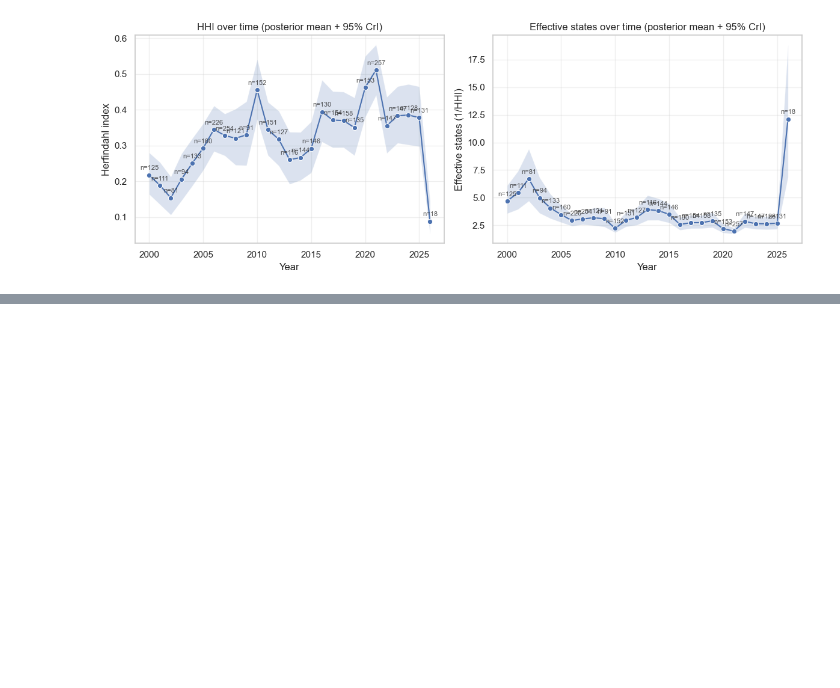
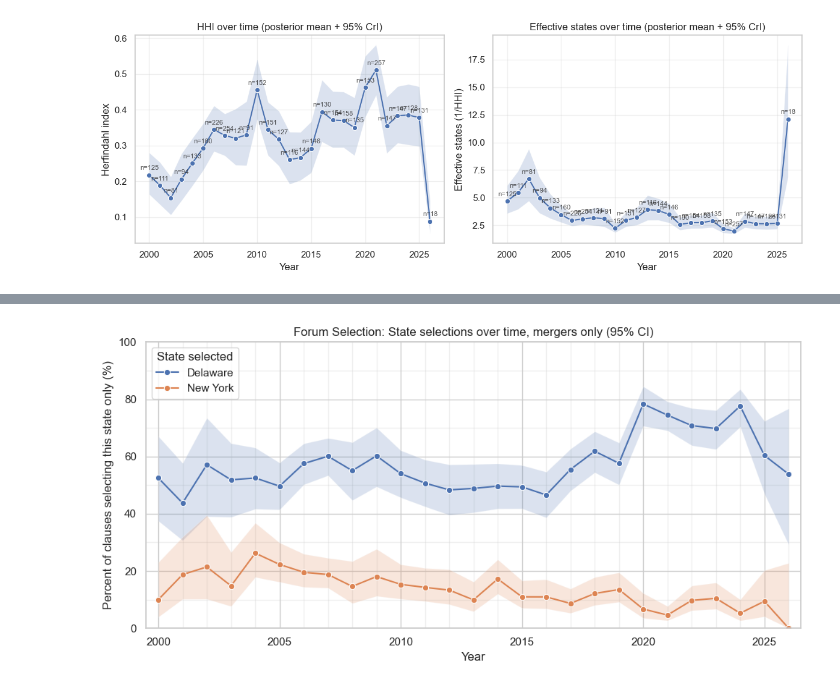
Before and after one commit to PlatosTwin/pandects-app, a Jupyter notebook: examples/pandects_api_governing_law.ipynb, the cells around one changed output, grey strips where cells are left out. Cells and saved outputs as stored; diff of their text form; code cells hidden in the pictures; blank space fills up the shorter version.

```diff
--- a/examples/pandects_api_governing_law.ipynb
+++ b/examples/pandects_api_governing_law.ipynb
@@ -1422,0 +1703,6 @@ plt.show()
+# %%
+df["mentions_delaware"] = df["states"].apply(lambda xs: "Delaware" in xs)
+df["mentions_new_york"] = df["states"].apply(lambda xs: "New York" in xs)
+
+df["only_delaware"] = df["states"].apply(lambda xs: xs == ['Delaware'])
+df["only_new_york"] = df["states"].apply(lambda xs: xs == ['New York'])
@@ -1422,0 +1712,4 @@ plt.show()
+# %%
+r = session.get(f"{API_BASE_URL}/v1/taxonomy", timeout=30)
+r.raise_for_status()
+taxonomy = r.json()
@@ -1422,0 +1765,7 @@ plt.show()
+# %%
+df["eligible"] = df[["standard_id", "states"]].apply(lambda x: x["standard_id"] == ["f758e6a8d32690bd"] or
+                                                     ('f758e6a8d32690bd' in x["standard_id"] and len(x["states"])==1), axis=1)
+
+df["forum_only"] = df[["standard_id", "states"]].apply(lambda x: x["standard_id"] == ["f758e6a8d32690bd"], axis=1)
+
+df[df["eligible"]].shape
@@ -1422,0 +1774,2 @@ plt.show()
+# %%
+df = df[df["eligible"]]
@@ -1422,0 +1778,60 @@ plt.show()
+# %%
+# Build one row per clause-state outcome and year
+long_df = (
+    df.query('deal_type == "Merger"')
+      .dropna(subset=["year"])
+      .assign(year=lambda d: d["year"].astype(int))
+      .melt(
+          id_vars=["year"],
+          value_vars=["only_delaware", "only_new_york"],
+          var_name="state",
+          value_name="y",
+      )
+)
+
+# Aggregate yearly successes (k) and sample sizes (n)
+plot_df = (
+    long_df.groupby(["year", "state"], as_index=False)
+           .agg(k=("y", "sum"), n=("y", "size"))
+)
+
+lo, hi = wilson_ci(plot_df["k"], plot_df["n"])
+plot_df["pct"] = (plot_df["k"] / plot_df["n"]) * 100
+plot_df["lo"]  = lo * 100
+plot_df["hi"]  = hi * 100
+
+plot_df["state"] = plot_df["state"].map({
+    "only_delaware": "Delaware",
+    "only_new_york": "New York",
+})
+
+# Plot yearly rates with 95% Wilson confidence bands
+plt.figure(figsize=(10, 5))
+sns.lineplot(data=plot_df, x="year", y="pct", hue="state", marker="o")
+
+ax = plt.gca()
+for state, sdf in plot_df.sort_values("year").groupby("state"):
+    ax.fill_between(sdf["year"].to_numpy(), sdf["lo"].to_numpy(), sdf["hi"].to_numpy(), alpha=0.2)
+
+ax.xaxis.set_major_formatter(plt.matplotlib.ticker.StrMethodFormatter("{x:.0f}"))
+plt.xlabel("Year")
+plt.ylabel("Percent of clauses selecting this state only (%)")
+plt.title("Forum Selection: State selections over time, mergers only (95% CI)")
+plt.ylim(0, 100)
+x_min, x_max = plot_df["year"].min(), plot_df["year"].max()
+plt.xlim(x_min - 0.5, x_max + 0.5)
+
+ax.yaxis.set_major_locator(MultipleLocator(20))
+ax.yaxis.set_minor_locator(MultipleLocator(10))
+ax.xaxis.set_major_locator(MultipleLocator(5))
+ax.xaxis.set_minor_locator(MultipleLocator(1))
+
+ax.grid(True, which="major", axis="both")
+ax.grid(True, which="minor", axis="both", alpha=0.3)
+
+ax.legend(title="State selected")
+
+plt.tight_layout()
+plt.show()
+# %% [output]
+[figure, added]
```
Also changed, not shown: parts of 47 cells of this notebook, 2 other files.
